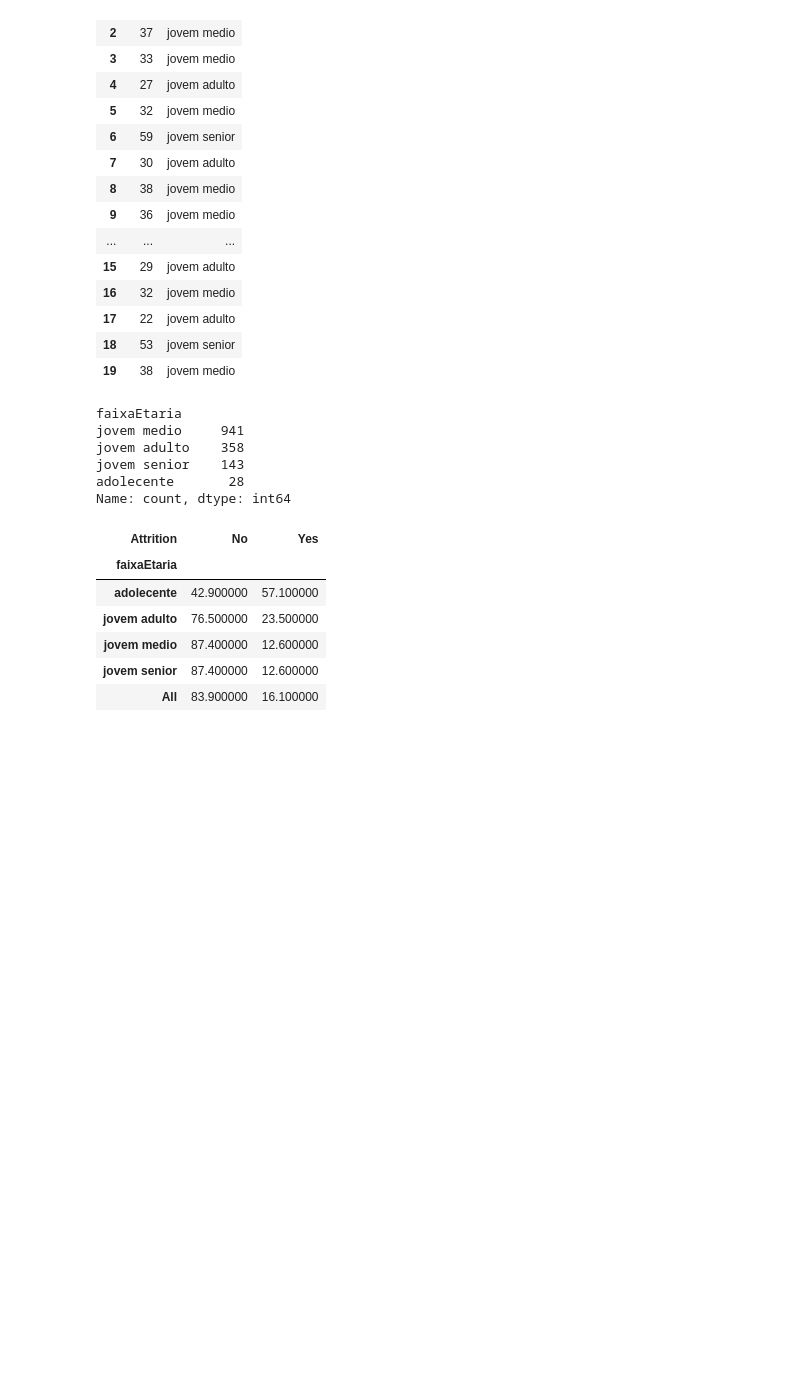
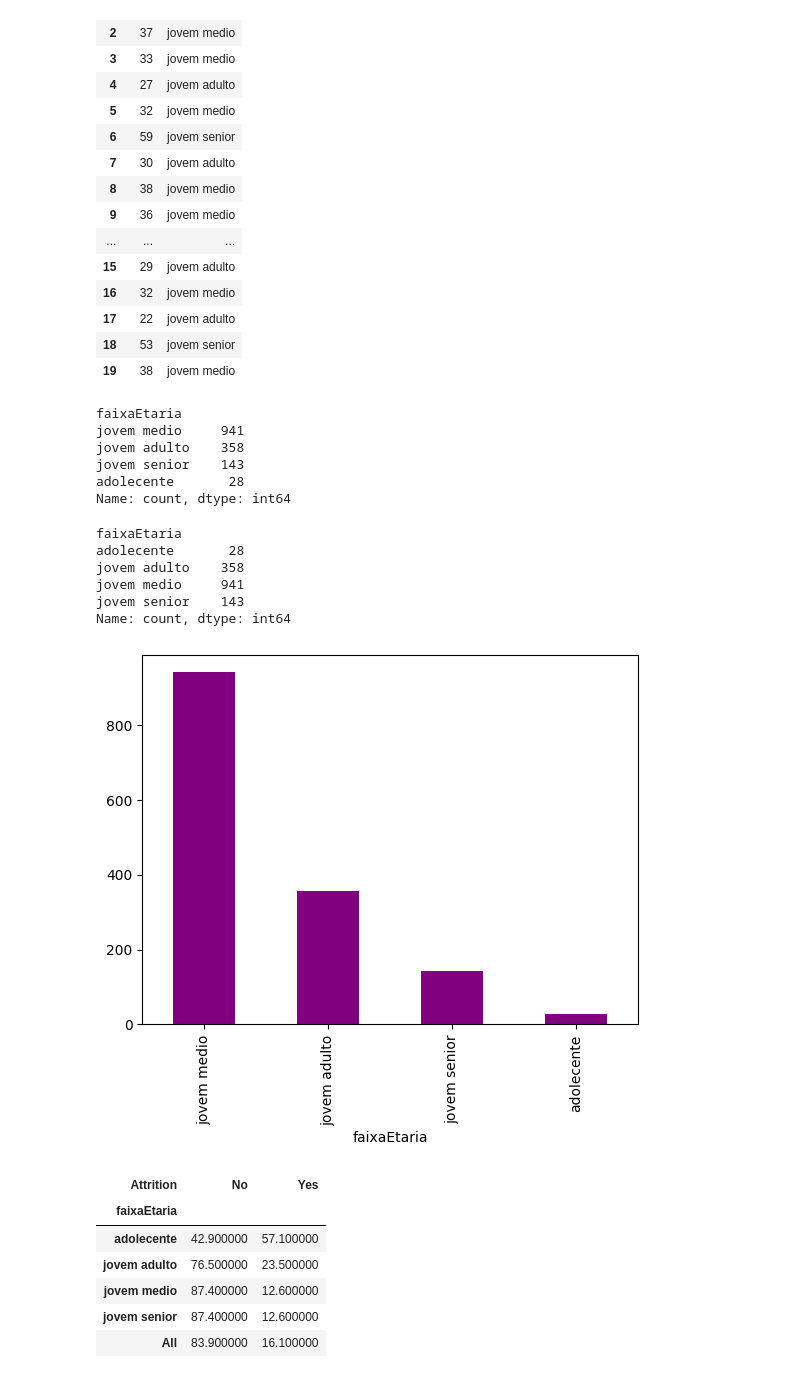
Before and after one commit to OjedaProgramador/Analise_dados_versao_2, a Jupyter notebook: IBM.ipynb, the cells around one changed output. Cells and saved outputs as stored; diff of their text form; code cells hidden in the pictures; blank space fills up the shorter version.

```diff
--- a/IBM.ipynb
+++ b/IBM.ipynb
@@ -547,6 +549,19 @@ jovem adulto    358
 jovem senior    143
 adolecente       28
 Name: count, dtype: int64
+# %%
+BASE_NOVO['faixaEtaria'].value_counts().sort_index()
+# %% [output]
+faixaEtaria
+adolecente       28
+jovem adulto    358
+jovem medio     941
+jovem senior    143
+Name: count, dtype: int64
+# %%
+BASE_NOVO['faixaEtaria'].value_counts().plot(kind='bar', color='purple');
+# %% [output]
+[figure, added]
 # %%
 pd.crosstab(BASE_NOVO['faixaEtaria'], BASE_NOVO['Attrition'], margins=True, normalize='index').mul(100). round(1).style.background_gradient(cmap='RdYlGn', axis='columns')
 # %% [output]
```
Also changed, not shown: parts of 3 cells of this notebook.
